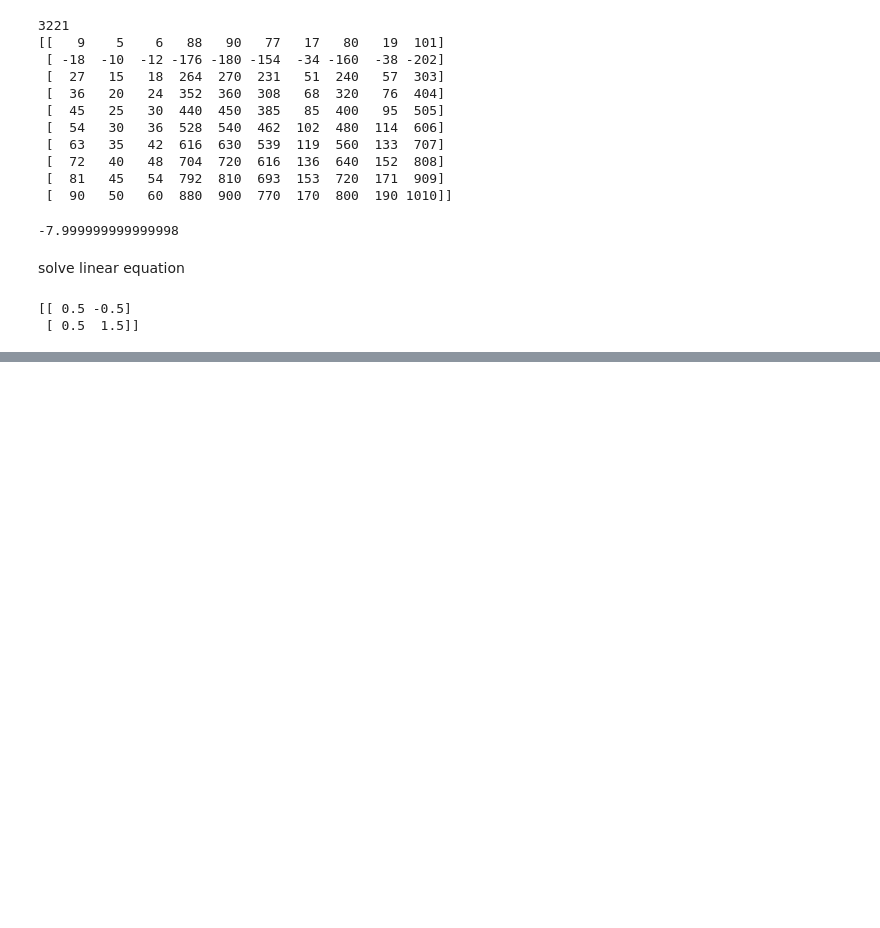
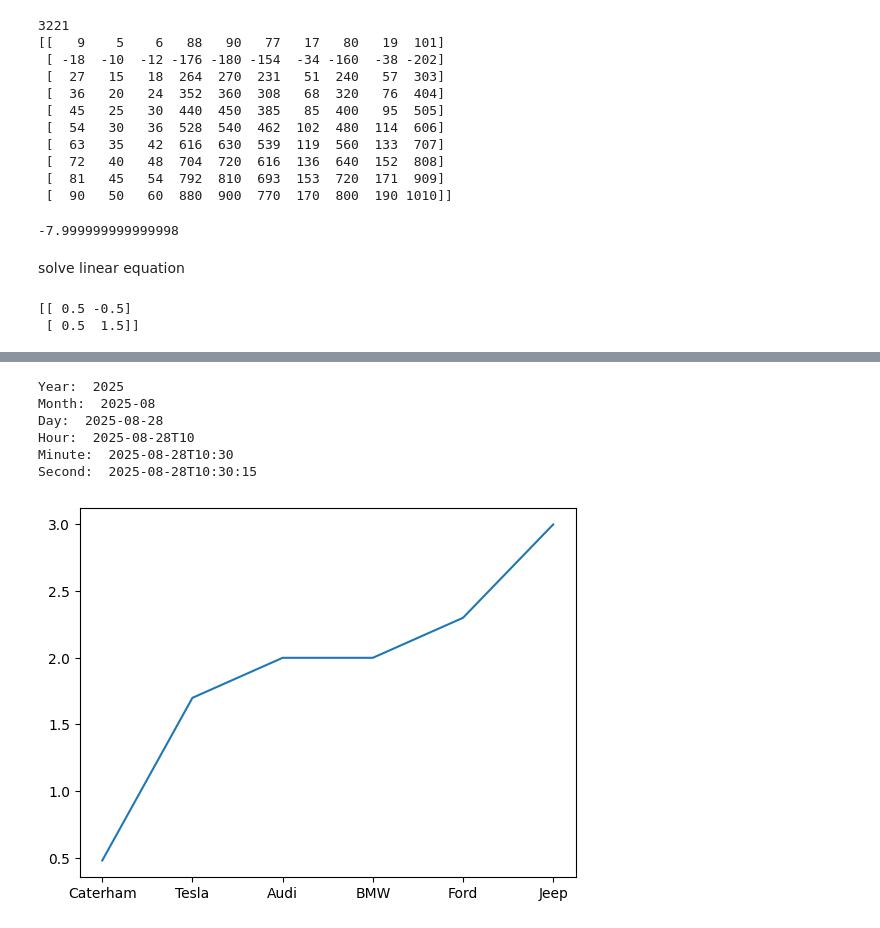
Before and after one commit to Mamtajangra/random_practice_numpy, a Jupyter notebook: numpy_practice.ipynb, the cells around one changed output, grey strips where cells are left out. Cells and saved outputs as stored; diff of their text form; code cells hidden in the pictures; blank space fills up the shorter version.

```diff
--- a/numpy_practice.ipynb
+++ b/numpy_practice.ipynb
@@ -821,0 +855,31 @@ print(np.linalg.solve(array1,array2))
+# %%
+import numpy as np
+
+# use datetime64() for different time units
+year = np.datetime64('2025', 'Y')
+month = np.datetime64('2025-08', 'M')
+day = np.datetime64('2025-08-28', 'D')
+hour = np.datetime64('2025-08-28T10', 'h')
+minute = np.datetime64('2025-08-28T10:30', 'm')
+second = np.datetime64('2025-08-28T10:30:15', 's')
+
+print("Year: ", year)
+print("Month: ", month)
+print("Day: ", day)
+print("Hour: ", hour)
+print("Minute: ", minute)
+print("Second: ", second)
+# %% [output]
+Year:  2025
+Month:  2025-08
+Day:  2025-08-28
+Hour:  2025-08-28T10
+Minute:  2025-08-28T10:30
+Second:  2025-08-28T10:30:15
+# %%
+cars = np.array(["Caterham", "Tesla", "Audi",  "BMW", "Ford", "Jeep"])
+weight = np.array([0.48, 1.7, 2, 2, 2.3, 3 ])
+plt.plot(cars,weight)
+plt.show()
+# %% [output]
+[figure, added]
```
Also changed, not shown: parts of 6 cells of this notebook.
